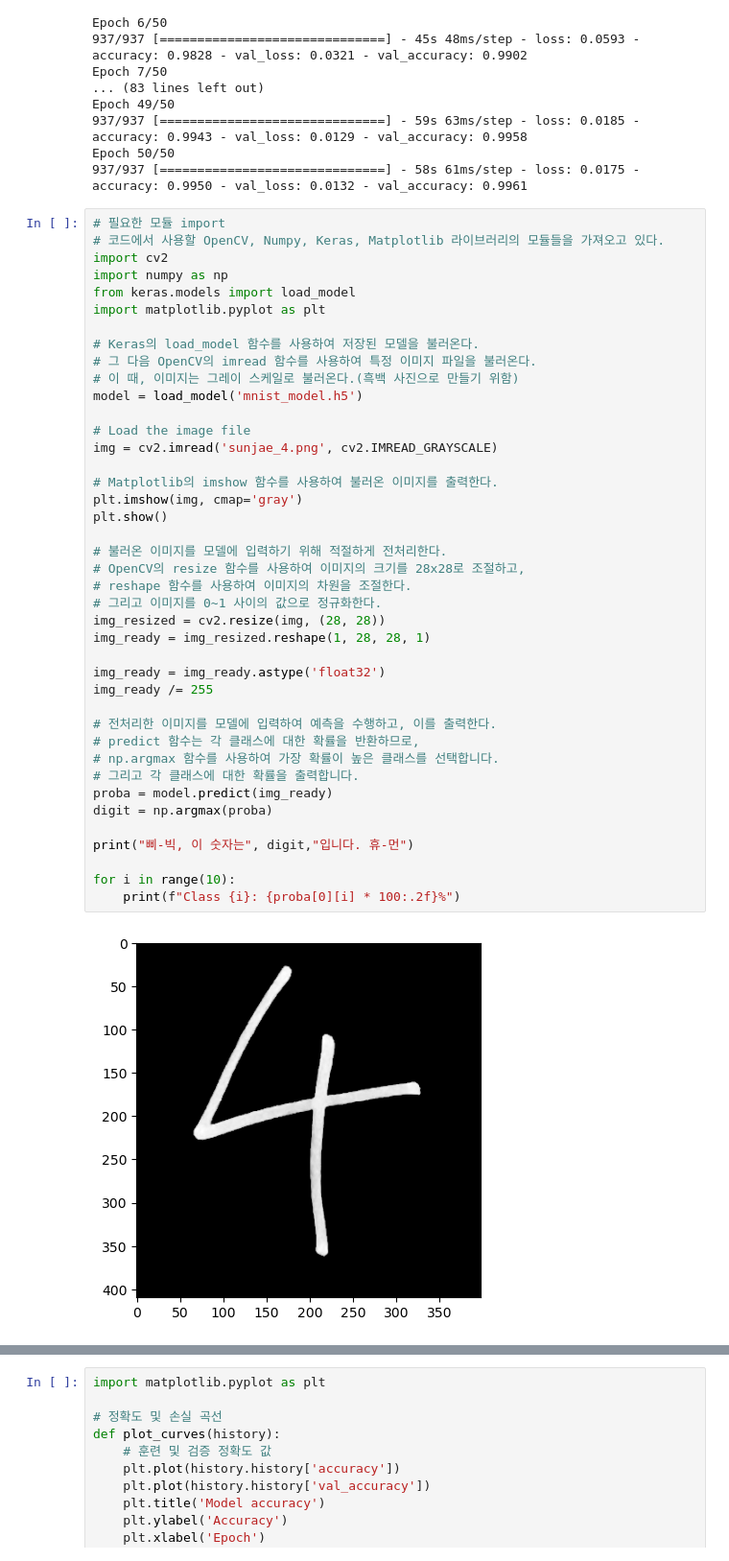
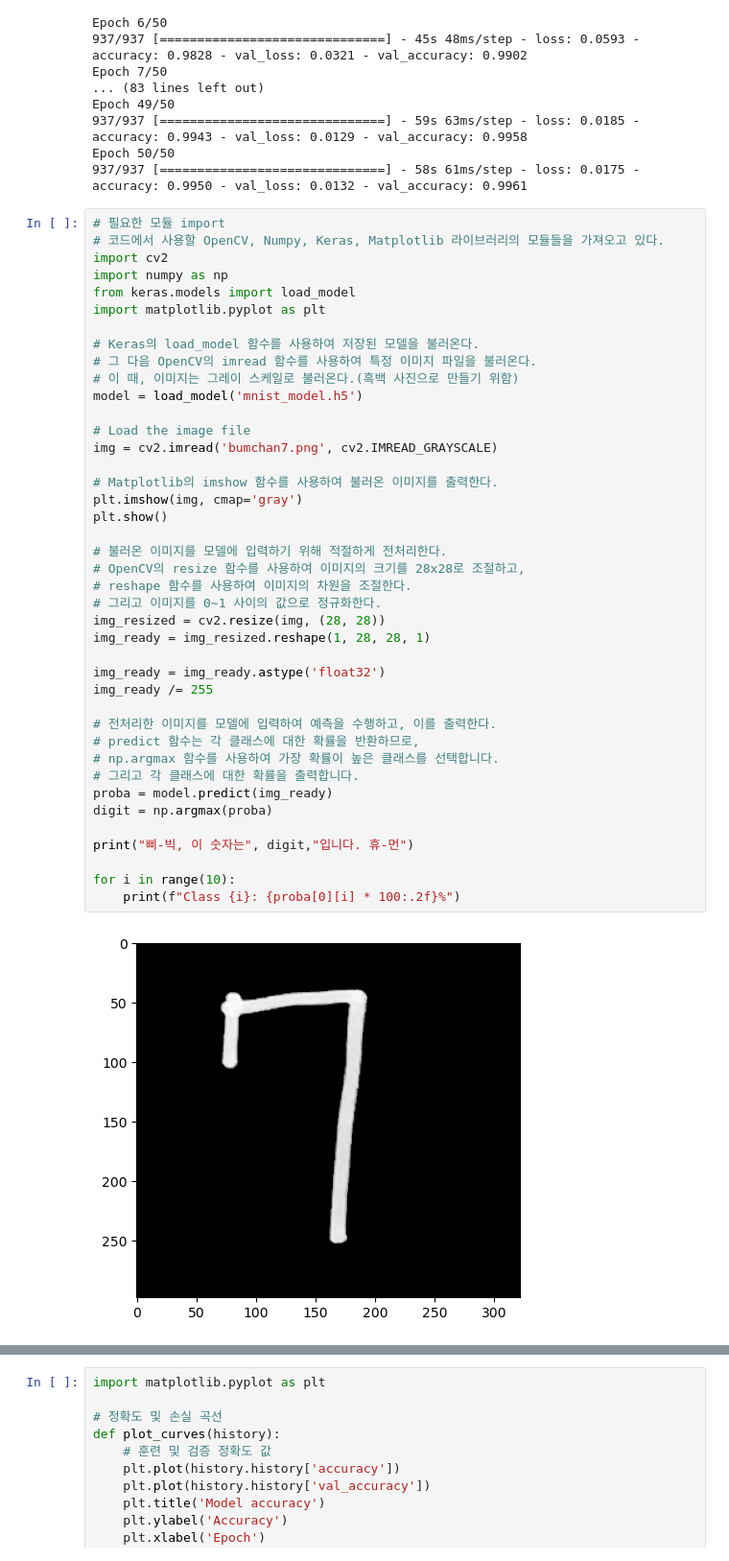
Before and after one commit to bumcoding/MNIST_Project, a Jupyter notebook: OpenCV_MNIST/DataTrain.ipynb, the cells around one changed output, grey strips where cells are left out. Shown: that part at 96% size. Drawn from its saved outputs; the diff is of its cells as text.

```diff
--- a/OpenCV_MNIST/DataTrain.ipynb
+++ b/OpenCV_MNIST/DataTrain.ipynb
@@ -118,32 +118,32 @@ import matplotlib.pyplot as plt
 model = load_model('mnist_model.h5')
 
 # Load the image file
-img = cv2.imread('sunjae_4.png', cv2.IMREAD_GRAYSCALE)
+img = cv2.imread('bumchan7.png', cv2.IMREAD_GRAYSCALE)
 
 # Matplotlib의 imshow 함수를 사용하여 불러온 이미지를 출력한다.
 plt.imshow(img, cmap='gray')
 plt.show()
 
 # 불러온 이미지를 모델에 입력하기 위해 적절하게 전처리한다.
 # OpenCV의 resize 함수를 사용하여 이미지의 크기를 28x28로 조절하고,
 # reshape 함수를 사용하여 이미지의 차원을 조절한다.
 # 그리고 이미지를 0~1 사이의 값으로 정규화한다.
 img_resized = cv2.resize(img, (28, 28))
 img_ready = img_resized.reshape(1, 28, 28, 1)
 
 img_ready = img_ready.astype('float32')
 img_ready /= 255
 
 # 전처리한 이미지를 모델에 입력하여 예측을 수행하고, 이를 출력한다.
 # predict 함수는 각 클래스에 대한 확률을 반환하므로,
 # np.argmax 함수를 사용하여 가장 확률이 높은 클래스를 선택합니다.
 # 그리고 각 클래스에 대한 확률을 출력합니다.
 proba = model.predict(img_ready)
 digit = np.argmax(proba)
 
 print("삐-빅, 이 숫자는", digit,"입니다. 휴-먼")
 
 for i in range(10):
     print(f"Class {i}: {proba[0][i] * 100:.2f}%")
 # %% [output]
-[figure, old version]
+[figure, new version]
```
Also changed, not shown: parts of 1 cell of this notebook, 3 other files.
